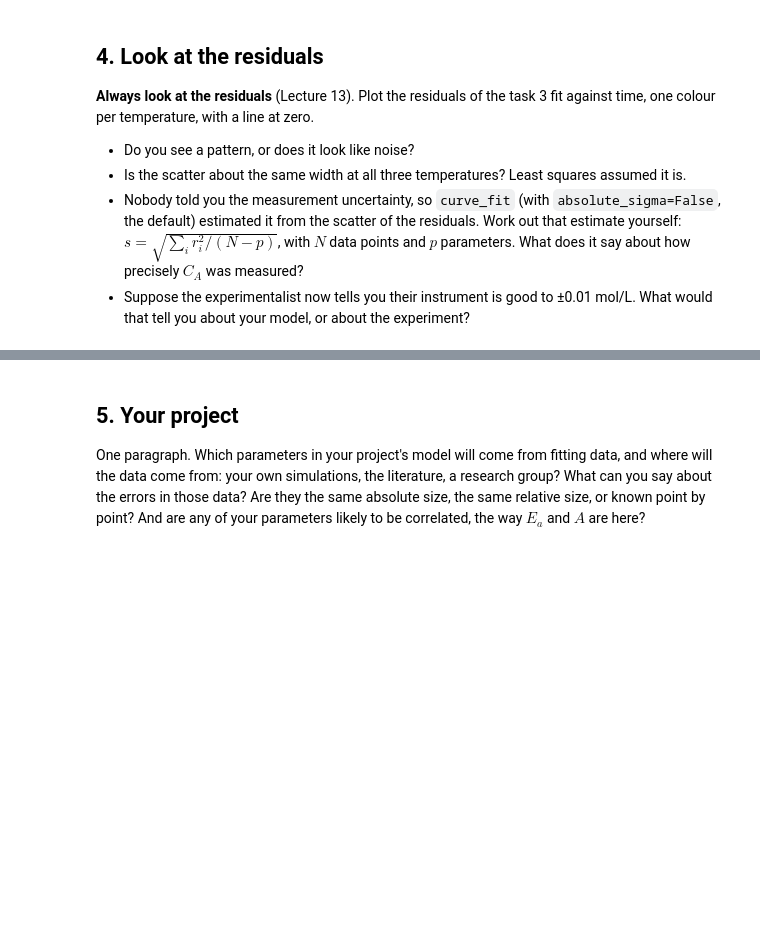
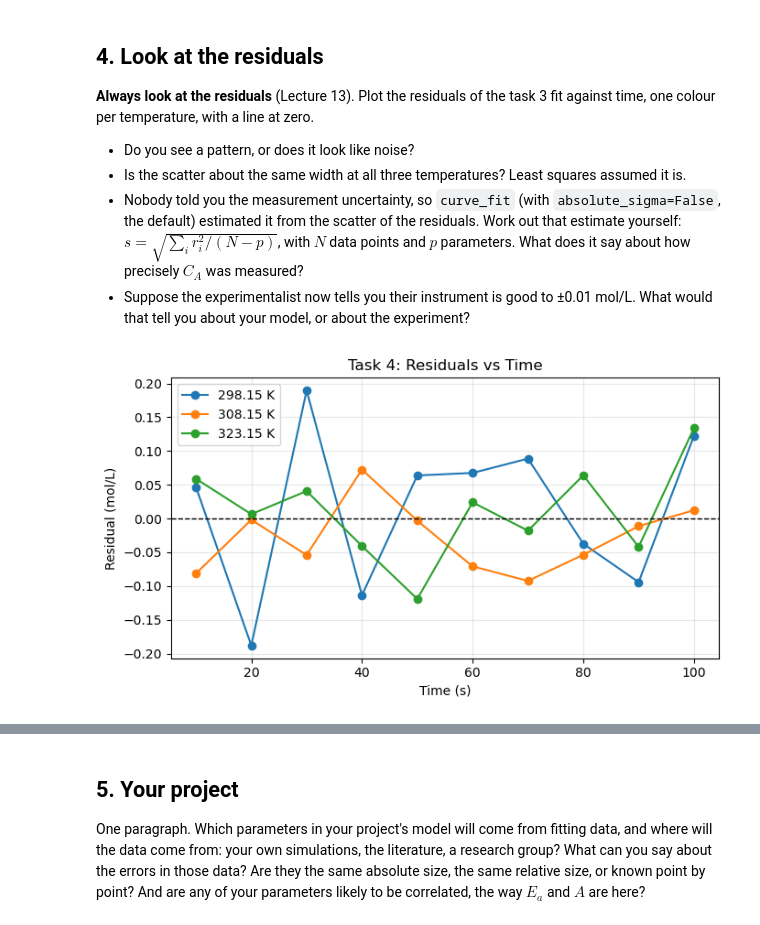
Before and after one commit to MohanBalaji007/parameter-estimation, a Jupyter notebook: batch-reactor-regression.ipynb, the cells around one changed output, grey strips where cells are left out. Cells and saved outputs as stored; diff of their text form; code cells hidden in the pictures; blank space fills up the shorter version.

Commit message:
Task 4: Complete residual analysis and uncertainty evaluation

```diff
--- a/batch-reactor-regression.ipynb
+++ b/batch-reactor-regression.ipynb
@@ -769,3 +769,77 @@ time, one colour per temperature, with a line at zero.
   it say about how precisely $C_A$ was measured?
 - Suppose the experimentalist now tells you their instrument is good to ±0.01 mol/L.
   What would that tell you about your model, or about the experiment?
+# %%
+
+predicted_all = cA_model_all(x_all, *popt_joint)
+
+# Residuals = experimental data - predicted data
+residual_all = cA_all - predicted_all
+
+# Plot residuals for each temperature
+fig, ax = plt.subplots(figsize=(7, 4))
+
+for T in temperatures:
+    mask = (T_all == T)
+
+    ax.plot(
+        t_all[mask],
+        residual_all[mask],
+        "o-",
+        label=f"{T:.2f} K"
+    )
+
+# Zero reference line
+ax.axhline(
+    0, color="black",
+    linestyle="--",
+    linewidth=1
+)
+
+ax.set_xlabel("Time (s)")
+ax.set_ylabel("Residual (mol/L)")
+ax.set_title("Task 4: Residuals vs Time")
+ax.legend()
+ax.grid(True, alpha=0.3)
+
+plt.tight_layout()
+plt.show()
+
+
+# Estimate standard deviation from residuals
+N = len(cA_all)
+p = len(popt_joint)
+
+RSS = np.sum(residual_all**2)
+s = np.sqrt(RSS / (N - p))
+
+print("Task 4: Residual Analysis")
+print("Number of measurements:", N)
+print("Number of fitted parameters:", p)
+print(f"Residual sum of squares: {RSS:.6f}")
+print(f"Estimated measurement scatter: {s:.6f} mol/L")
+
+
+# Compare residual scatter at each temperature
+print("\nResidual scatter at each temperature:")
+
+for T in temperatures:
+    mask = (T_all == T)
+
+    residual_T = residual_all[mask]
+
+    rms_T = np.sqrt(np.mean(residual_T**2))
+
+    print(f"{T:.2f} K: RMS = {rms_T:.6f} mol/L")
+
+
+# Compare residual scatter with instrument precision
+instrument_precision = 0.01
+
+print("\nInstrument precision: +/- 0.01 mol/L")
+print(
+    "Residual scatter / instrument precision:",
+    round(s / instrument_precision, 2)
+)
+# %% [output]
+[figure, added]
```
Also changed, not shown: parts of 2 cells of this notebook, 1 other file.
